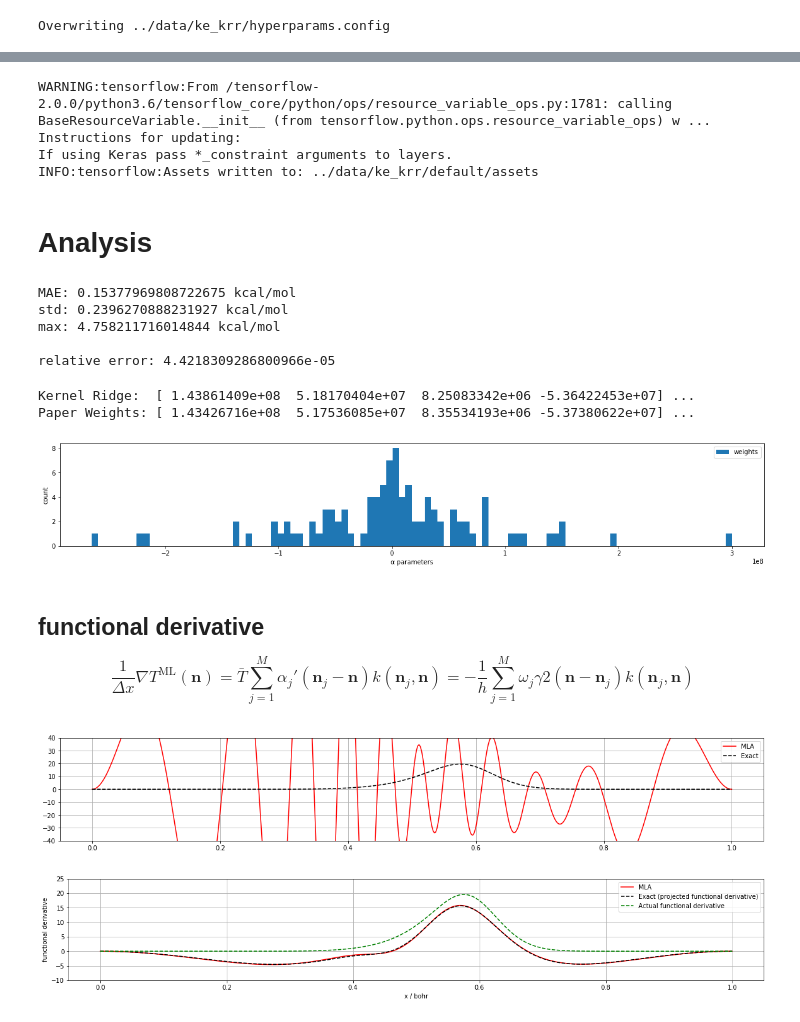
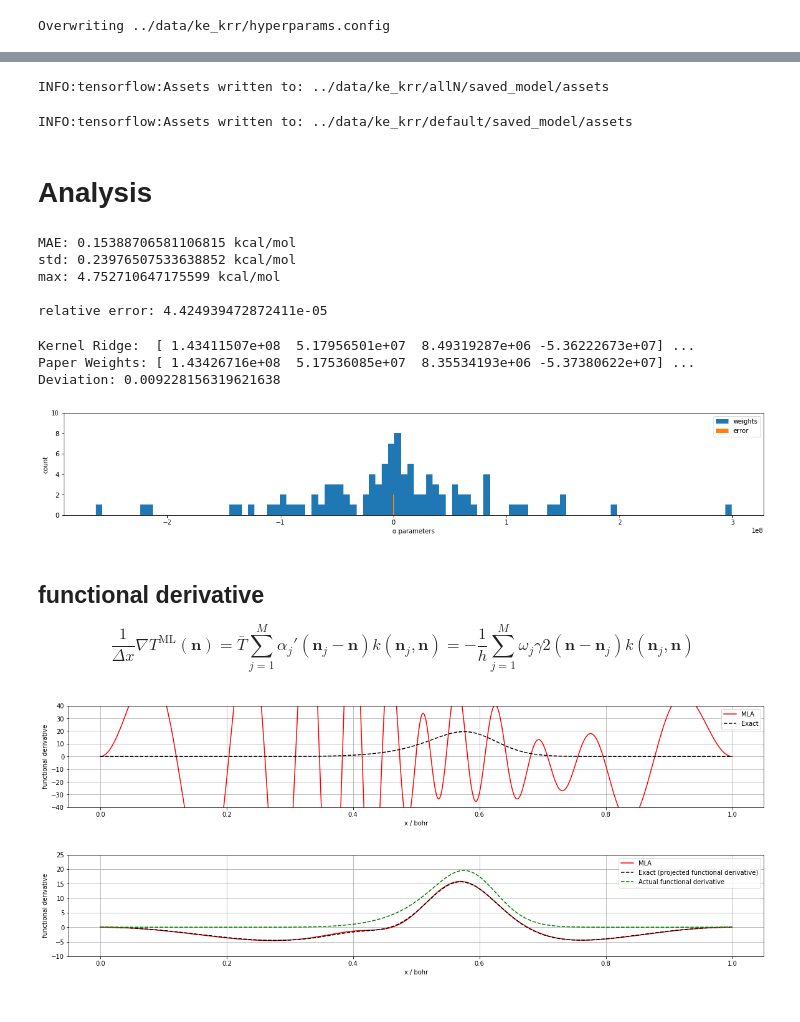
Before and after one commit to danlukic/QuantumFlow, a Jupyter notebook: notebooks/2_kernel_ridge_regresion.ipynb, the cells around one changed output, grey strips where cells are left out. Cells and saved outputs as stored; diff of their text form; code cells hidden in the pictures.

```diff
--- a/notebooks/2_kernel_ridge_regresion.ipynb
+++ b/notebooks/2_kernel_ridge_regresion.ipynb
@@ -160,25 +156,44 @@ class KRRKineticEnergyFunctional(tf.Module):
 # %%
-model = KRRKineticEnergyFunctional(X_train=dataset_train.features['density'], y_train=dataset_train.targets['kinetic_energy'], **params['model_kwargs'])
+run_name = 'allN'
+params = load_hyperparameters(file_hyperparams, run_name=run_name)
 
-params['model_dir'] = os.path.join(data_dir, experiment, run_name)
-if not os.path.exists(params['model_dir']): os.makedirs(params['model_dir'])
-tf.saved_model.save(model, params['model_dir'])
+dataset_train = QFDataset(os.path.join(data_dir, params['dataset_train']), params)
+
+model = KRRKineticEnergyFunctional(X_train=dataset_train.density, y_train=dataset_train.kinetic_energy, **params['model_kwargs'])
+
+params['export_dir'] = os.path.join(data_dir, experiment, run_name, 'saved_model')
+if not os.path.exists(params['export_dir']): os.makedirs(params['export_dir'])
+tf.saved_model.save(model, params['export_dir'], signatures=model.signatures(dataset_train))
 # %% [output]
-WARNING:tensorflow:From /tensorflow-2.0.0/python3.6/tensorflow_core/python/ops/resource_variable_ops.py:1781: calling BaseResourceVariable.__init__ (from tensorflow.python.ops.resource_variable_ops) w ...
-Instructions for updating:
-If using Keras pass *_constraint arguments to layers.
-INFO:tensorflow:Assets written to: ../data/ke_krr/default/assets
+INFO:tensorflow:Assets written to: ../data/ke_krr/allN/saved_model/assets
+# %%
+run_name = 'default'
+params = load_hyperparameters(file_hyperparams, run_name=run_name)
+
+dataset_train = QFDataset(os.path.join(data_dir, params['dataset_train']), params)
+
+model = KRRKineticEnergyFunctional(X_train=dataset_train.density, y_train=dataset_train.kinetic_energy, **params['model_kwargs'])
+
+params['export_dir'] = os.path.join(data_dir, experiment, run_name, 'saved_model')
+if not os.path.exists(params['export_dir']): os.makedirs(params['export_dir'])
+tf.saved_model.save(model, params['export_dir'], signatures=model.signatures(dataset_train))
+# %% [output]
+INFO:tensorflow:Assets written to: ../data/ke_krr/default/saved_model/assets
 # %% [markdown]
 # Analysis
 # %%
+import numpy as np
+import matplotlib.pyplot as plt
+%matplotlib inline
+
 figsize = (20, 3)
 dpi = None
 
-dataset_test = QFDataset(os.path.join(data_dir, params['dataset_test'] + '.pkl'), params)
-dataset_sample = QFDataset(os.path.join(data_dir, 'recreate/dataset_sample.pkl'), params)
+dataset_test = QFDataset(os.path.join(data_dir, params['dataset_test']), params)
+dataset_sample = QFDataset(os.path.join(data_dir, 'recreate/dataset_sample.hdf5'), params)
 
-y_predict = model(dataset_test.features['density'])
-absolute_error = np.abs(y_predict - dataset_test.targets['kinetic_energy'])
+y_predict = tf.concat([model(dataset_test.density[i*params['predict_batch_size']:(i+1)*params['predict_batch_size']]) for i in range(len(dataset_test.density)//params['predict_batch_size'])], axis=0)
+absolute_error = np.abs(y_predict - dataset_test.kinetic_energy)
 MAE = np.mean(absolute_error)
 ae_std = np.std(absolute_error)
 ae_max = np.max(absolute_error)
@@ -189,13 +204,13 @@ print("MAE:", MAE*kcalmol_per_hartree, "kcal/mol")
 print("std:", ae_std*kcalmol_per_hartree, "kcal/mol")
 print("max:", ae_max*kcalmol_per_hartree, "kcal/mol")
 
-print("\nrelative error:", np.mean(absolute_error/dataset_test.targets['kinetic_energy']))
+print("\nrelative error:", np.mean(absolute_error/dataset_test.kinetic_energy))
 # %% [output]
-MAE: 0.15377969808722675 kcal/mol
-std: 0.2396270888231927 kcal/mol
-max: 4.758211716014844 kcal/mol
+MAE: 0.15388706581106815 kcal/mol
+std: 0.23976507533638852 kcal/mol
+max: 4.752710647175599 kcal/mol
 
-relative error: 4.4218309286800966e-05
+relative error: 4.424939472872411e-05
 # %%
 import pandas as pd
 paper_weights = 10**7*pd.read_csv('1b_paper_potentials.txt', delimiter=' ')['αj'].values
@@ -203,31 +218,38 @@ paper_weights = 10**7*pd.read_csv('1b_paper_potentials.txt', delimiter=' ')['αj
 print('Kernel Ridge: ', model.weights.numpy()[:4], '...')
 print('Paper Weights:', paper_weights[:4], '...')
 
+print('Deviation:', np.mean(np.abs(model.weights.numpy() - paper_weights)/np.abs(paper_weights)))
+
 plt.figure(figsize=figsize, dpi=dpi)
 plt.hist(model.weights.numpy(), bins=100, label="weights")
+plt.hist(model.weights.numpy() - paper_weights, bins=50, label="error")
 #plt.title("Distribution of weights")
 plt.xlabel('α parameters')
 plt.ylabel('count')
+plt.ylim([0, 10])
 plt.legend()
 plt.show()
 # %% [output]
-Kernel Ridge:  [ 1.43861409e+08  5.18170404e+07  8.25083342e+06 -5.36422453e+07] ...
+Kernel Ridge:  [ 1.43411507e+08  5.17956501e+07  8.49319287e+06 -5.36222673e+07] ...
 Paper Weights: [ 1.43426716e+08  5.17536085e+07  8.35534193e+06 -5.37380622e+07] ...
+Deviation: 0.009228156319621638
-[figure, old version]
+[figure, new version]
 # %% [markdown]
 ## functional derivative
 
 $$ \frac{1}{\Delta x} \nabla T^\text{ML}(\mathbf{n}) = \bar{T}\sum_{j=1}^{M}\alpha_j'(\mathbf{n}_j - \mathbf{n})k(\mathbf{n}_j, \mathbf{n}) = -\frac{1}{h} \sum_{j=1}^{M}\omega_j \gamma 2(\mathbf{n} - \mathbf{n}_j)k(\mathbf{n}_j, \mathbf{n})$$
 # %%
-prediction_functional_derivative = model.functional_derivative(dataset_sample.density)
+prediction_derivative = model.derivative(dataset_sample.density)
 
 plt.figure(figsize=figsize, dpi=dpi)
-plt.plot(dataset_sample.x, tf.transpose(prediction_functional_derivative), 'r', label='MLA')
+plt.plot(dataset_sample.x, tf.transpose(prediction_derivative), 'r', label='MLA')
 plt.plot(dataset_sample.x, tf.transpose(dataset_sample.derivative), '--k', label='Exact')
 plt.ylim([-40, 40])
 plt.grid(True)
+plt.xlabel('x / bohr')
+plt.ylabel('functional derivative')
 plt.legend(loc='best')
 plt.show()
 # %% [output]
-[figure, old version]
+[figure, new version]
 # %%
```
Also changed, not shown: parts of 9 cells of this notebook, 4 other files.
